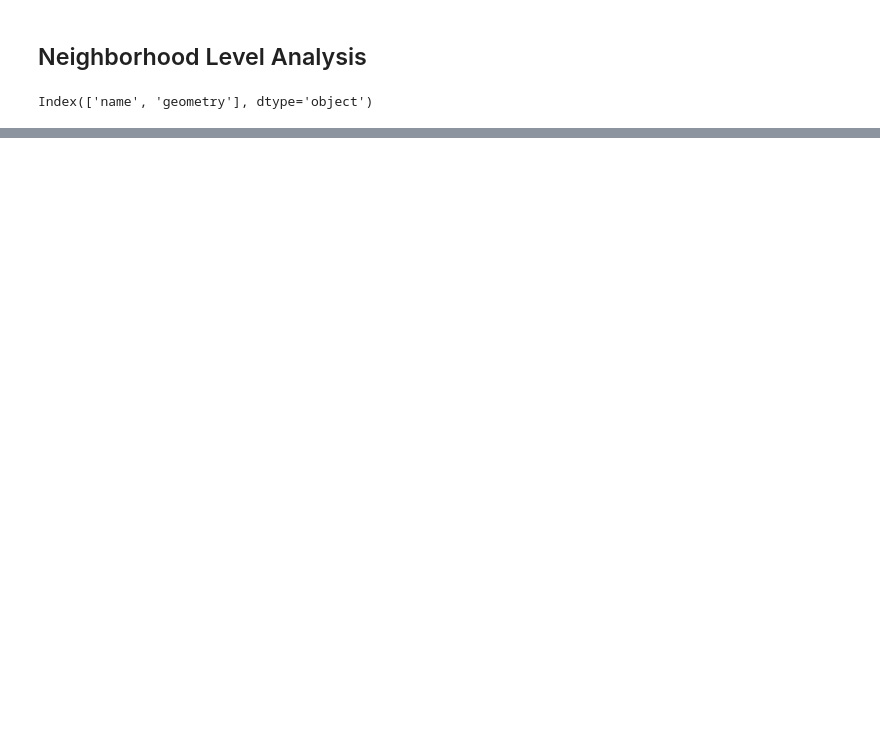
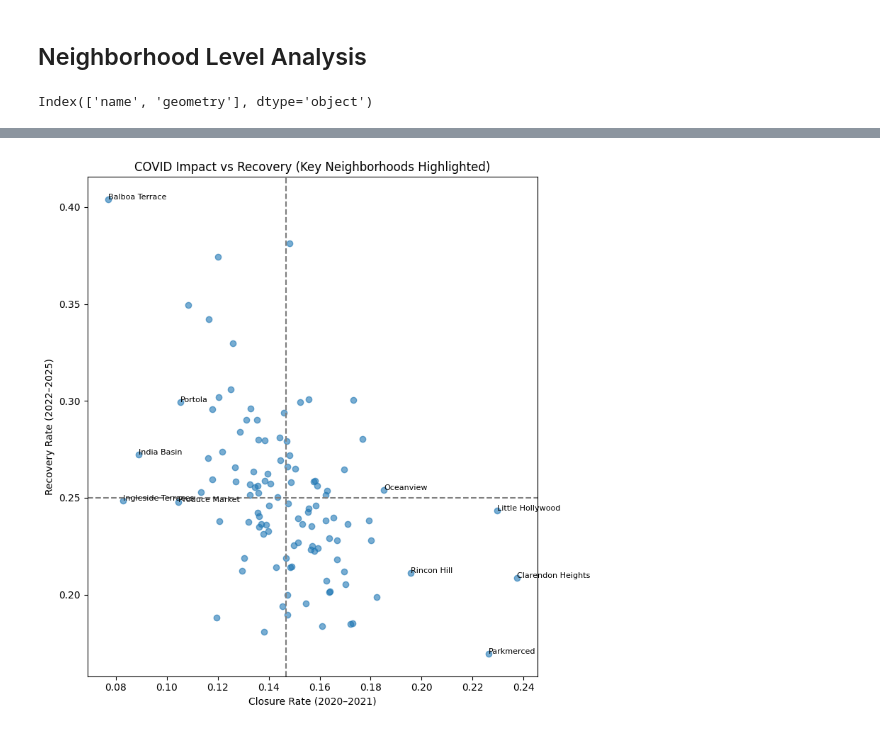
Before and after one commit to miaflynn/CYPLAN255-Final-Project, a Jupyter notebook: 03a_visualizations_censustract.ipynb, the cells around one changed output, grey strips where cells are left out. Drawn from its saved outputs; the diff is of its cells as text; code cells hidden in the pictures; blank space fills up the shorter version.

```diff
--- a/03a_visualizations_censustract.ipynb
+++ b/03a_visualizations_censustract.ipynb
@@ -412,0 +661,28 @@ Index(['Unnamed: 0', 'uniqueid', 'business_account_number', 'location_id',
+# %%
+import matplotlib.pyplot as plt
+
+x = rate_table_filtered['closure_rate']
+y = rate_table_filtered['recovery_rate']
+
+plt.figure(figsize=(8,8))
+
+plt.scatter(x, y, alpha=0.6)
+
+# labeling only the largest and smallest rates bc its too many points
+top = rate_table_filtered.nlargest(5, 'closure_rate').index
+bottom = rate_table_filtered.nsmallest(5, 'closure_rate').index
+
+for name in list(top) + list(bottom):
+    plt.text(x.loc[name], y.loc[name], name, fontsize=8)
+
+plt.xlabel('Closure Rate (2020–2021)')
+plt.ylabel('Recovery Rate (2022–2025)')
+plt.title('COVID Impact vs Recovery (Key Neighborhoods Highlighted)')
+
+plt.axvline(x.mean(), linestyle='--', color='gray')
+plt.axhline(y.mean(), linestyle='--', color='gray')
+
+plt.tight_layout()
+plt.show()
+# %% [output]
+[figure, added]
```
Also changed, not shown: parts of 26 cells of this notebook.
